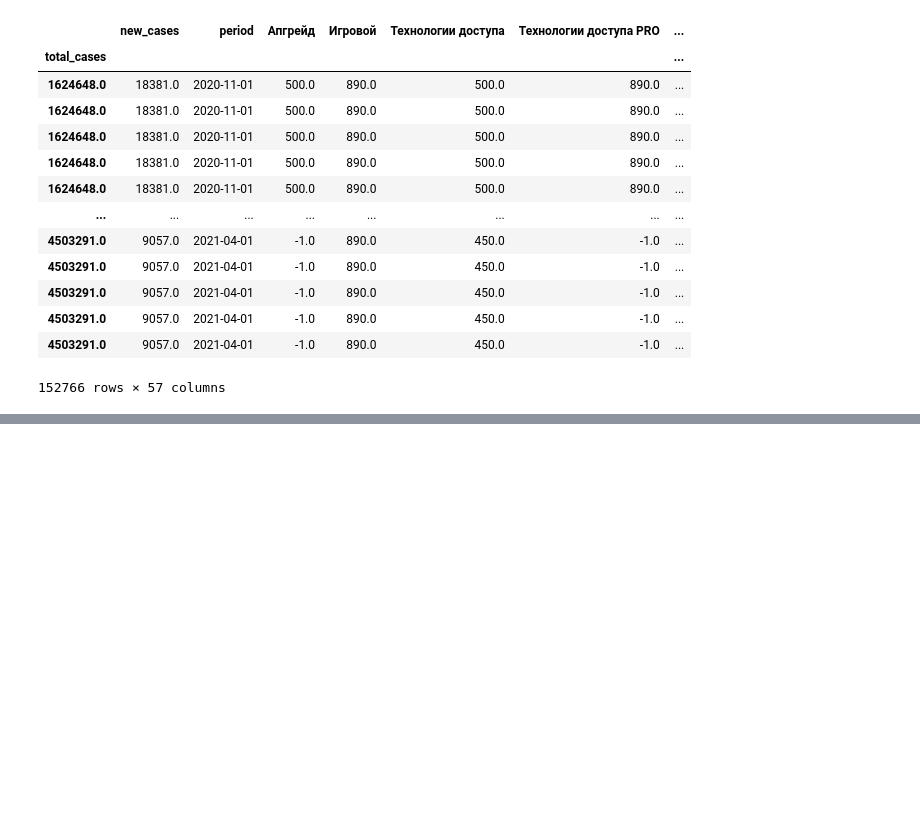
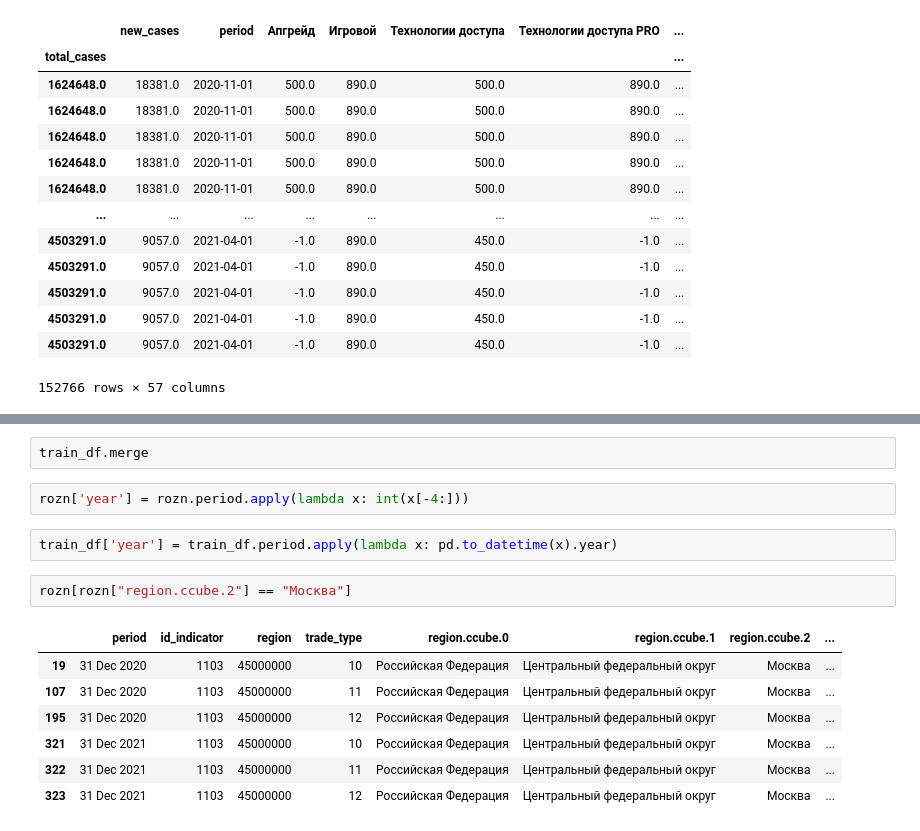
Before and after one commit to mansasha21/sftb-rostelecom, a Jupyter notebook: baseline.ipynb, the cells around one changed output, grey strips where cells are left out. Cells and saved outputs as stored; diff of their text form; blank space fills up the shorter version.

```diff
--- a/baseline.ipynb
+++ b/baseline.ipynb
@@ -571,0 +649,16 @@ test_feat
+# %%
+train_df.merge
+# %%
+rozn['year'] = rozn.period.apply(lambda x: int(x[-4:]))
+# %%
+train_df['year'] = train_df.period.apply(lambda x: pd.to_datetime(x).year)
+# %%
+rozn[rozn["region.ccube.2"] == "Москва"]
+# %% [output]
+|  | period | id_indicator | region | trade_type | region.ccube.0 | region.ccube.1 | region.ccube.2 | ... |
+| 19 | 31 Dec 2020 | 1103 | 45000000 | 10 | Российская Федерация | Центральный федеральный округ | Москва | ... |
+| 107 | 31 Dec 2020 | 1103 | 45000000 | 11 | Российская Федерация | Центральный федеральный округ | Москва | ... |
+| 195 | 31 Dec 2020 | 1103 | 45000000 | 12 | Российская Федерация | Центральный федеральный округ | Москва | ... |
+| 321 | 31 Dec 2021 | 1103 | 45000000 | 10 | Российская Федерация | Центральный федеральный округ | Москва | ... |
+| 322 | 31 Dec 2021 | 1103 | 45000000 | 11 | Российская Федерация | Центральный федеральный округ | Москва | ... |
+| 323 | 31 Dec 2021 | 1103 | 45000000 | 12 | Российская Федерация | Центральный федеральный округ | Москва | ... |
```
Also changed, not shown: parts of 5 cells of this notebook.
